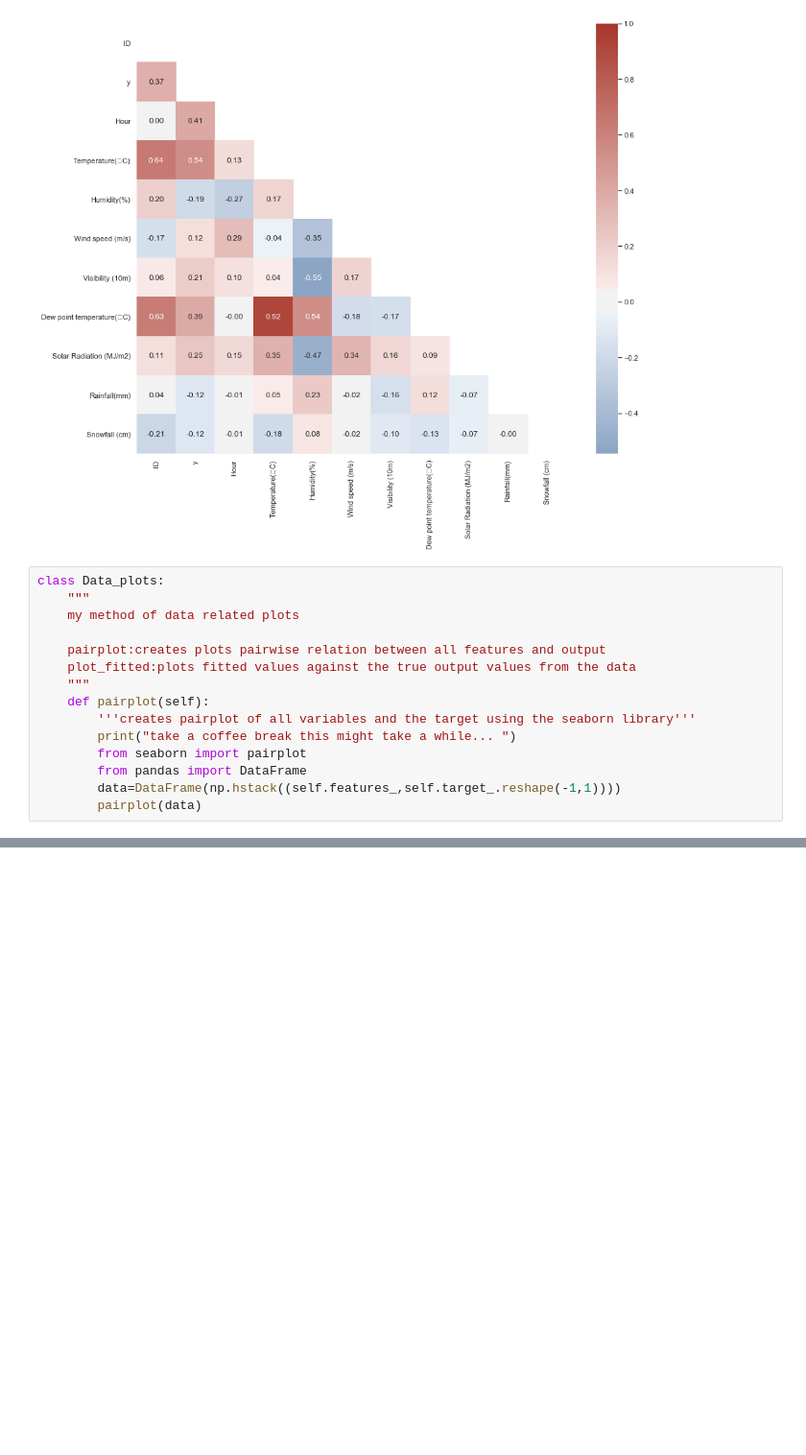
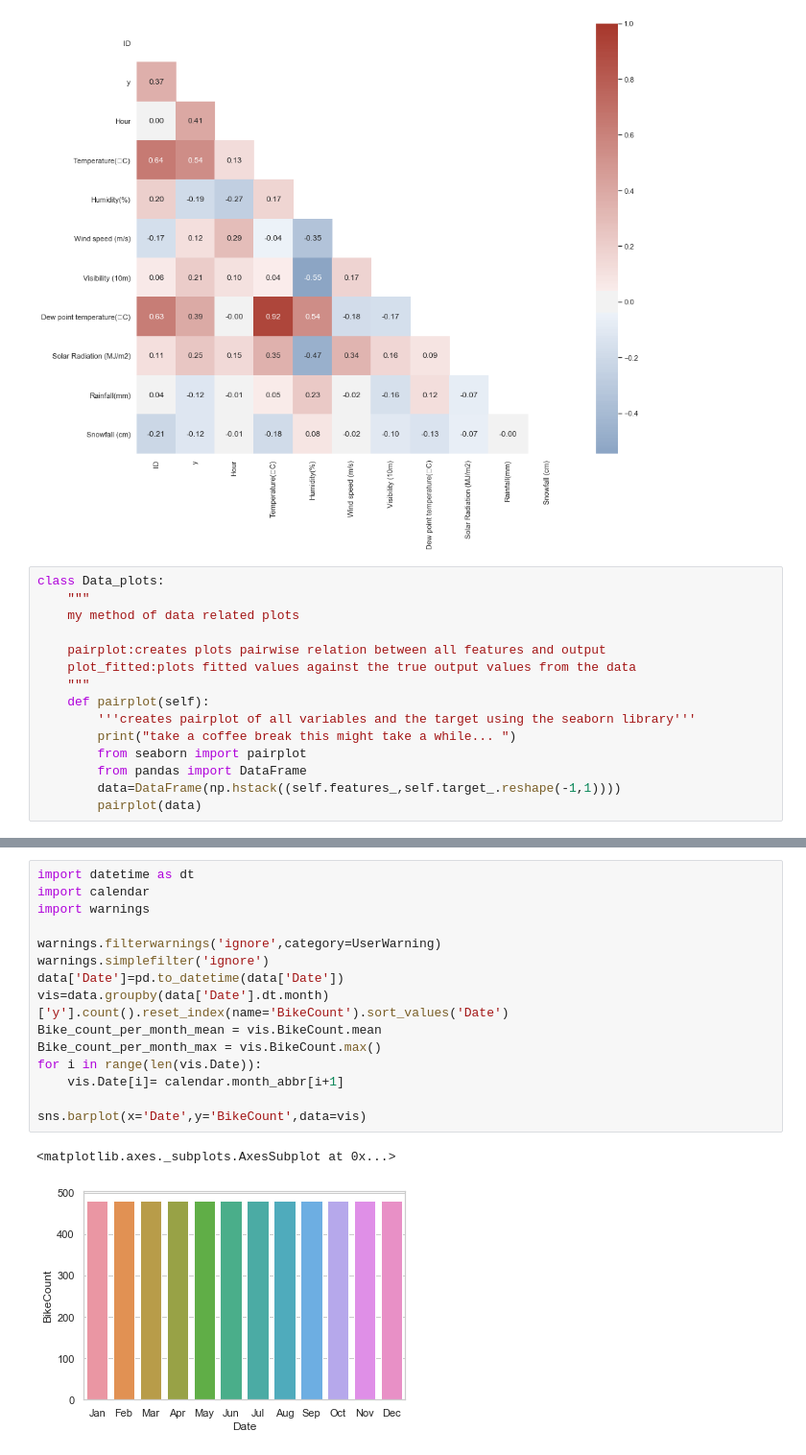
Before and after one commit to witttingtorch/THIRTY-MINUTES-DATA-ML, a Jupyter notebook: bike.ipynb, the cells around one changed output, grey strips where cells are left out. Shown at 96% size. Drawn from its saved outputs; the diff is of its cells as text; blank space fills up the shorter version.

```diff
--- a/bike.ipynb
+++ b/bike.ipynb
@@ -198,0 +242,18 @@ class Data_plots:
+# %%
+import datetime as dt
+import calendar
+import warnings
+
+warnings.filterwarnings('ignore',category=UserWarning)
+warnings.simplefilter('ignore')
+data['Date']=pd.to_datetime(data['Date'])
+vis=data.groupby(data['Date'].dt.month)['y'].count().reset_index(name='BikeCount').sort_values('Date')
+Bike_count_per_month_mean = vis.BikeCount.mean
+Bike_count_per_month_max = vis.BikeCount.max()
+for i in range(len(vis.Date)):
+    vis.Date[i]= calendar.month_abbr[i+1]
+
+sns.barplot(x='Date',y='BikeCount',data=vis)
+# %% [output]
+<matplotlib.axes._subplots.AxesSubplot at 0x...>
+[figure, added]
```
Also changed, not shown: parts of 7 cells of this notebook.
